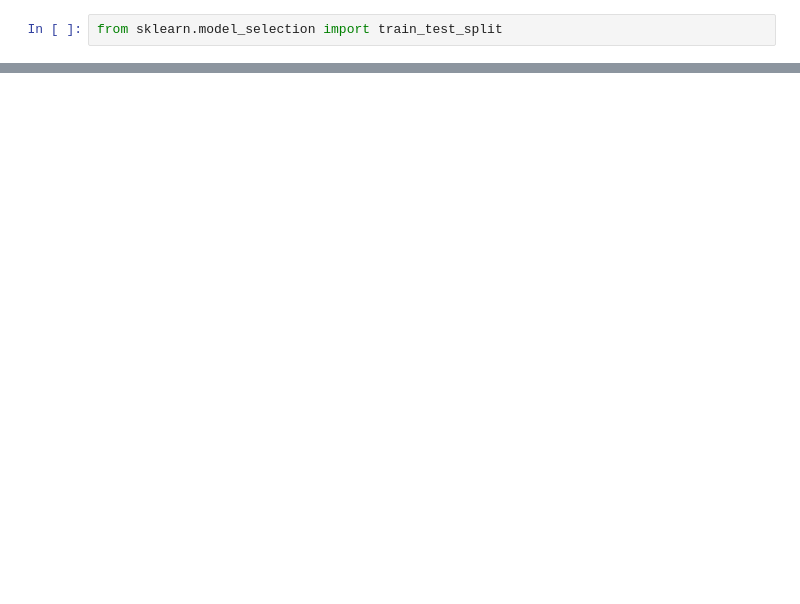
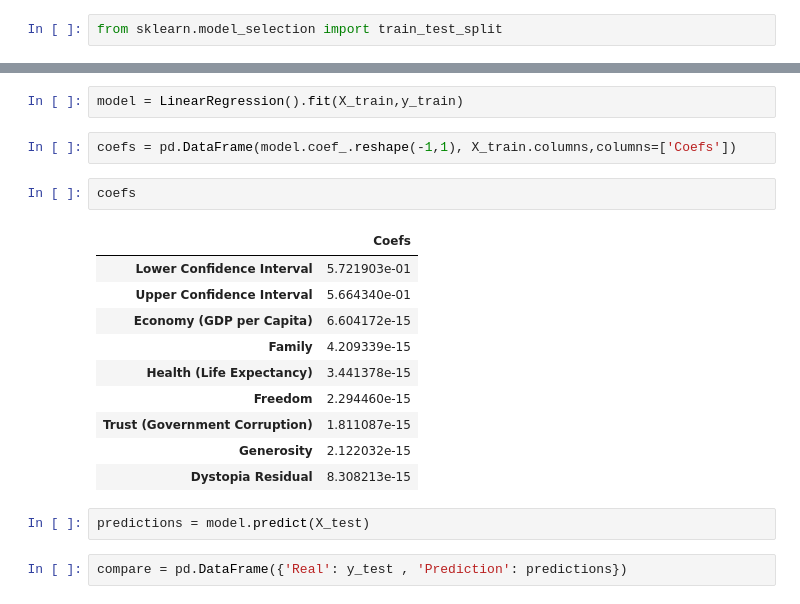
Before and after one commit to feedingthemachine/exblog, a Jupyter notebook: linear regression multi var/LRMV.ipynb, the cells around one changed output, grey strips where cells are left out. Saved outputs shown, nothing was run; the diff lists cells and outputs as text; blank space fills up the shorter version.

```diff
--- a/linear regression multi var/LRMV.ipynb
+++ b/linear regression multi var/LRMV.ipynb
@@ -42,0 +49,21 @@ X_train , X_test , y_train , y_test = train_test_split(X_scaled, y_scaled, test_
+# %%
+model = LinearRegression().fit(X_train,y_train)
+# %%
+coefs = pd.DataFrame(model.coef_.reshape(-1,1), X_train.columns,columns=['Coefs'])
+# %%
+coefs
+# %% [output]
+|  | Coefs |
+| Lower Confidence Interval | 5.721903e-01 |
+| Upper Confidence Interval | 5.664340e-01 |
+| Economy (GDP per Capita) | 6.604172e-15 |
+| Family | 4.209339e-15 |
+| Health (Life Expectancy) | 3.441378e-15 |
+| Freedom | 2.294460e-15 |
+| Trust (Government Corruption) | 1.811087e-15 |
+| Generosity | 2.122032e-15 |
+| Dystopia Residual | 8.308213e-15 |
+# %%
+predictions = model.predict(X_test)
+# %%
+compare = pd.DataFrame({'Real': y_test , 'Prediction': predictions})
```
Also changed, not shown: parts of 11 cells of this notebook.
